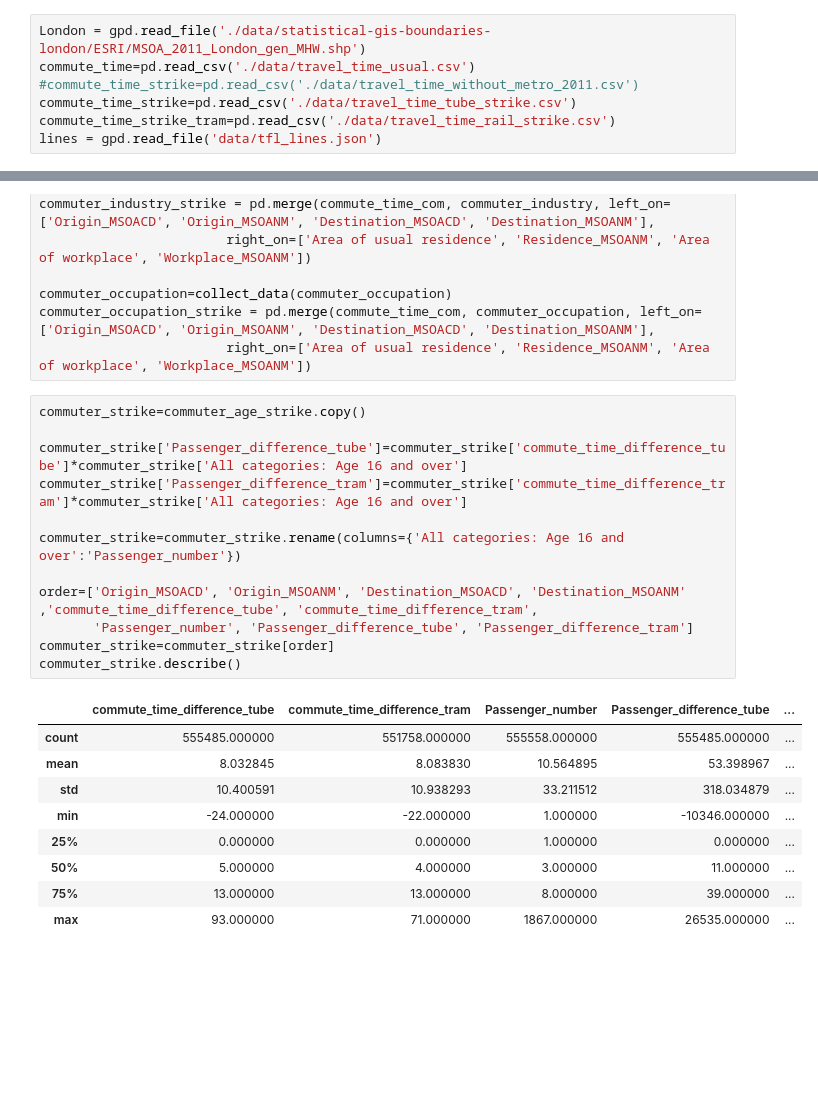
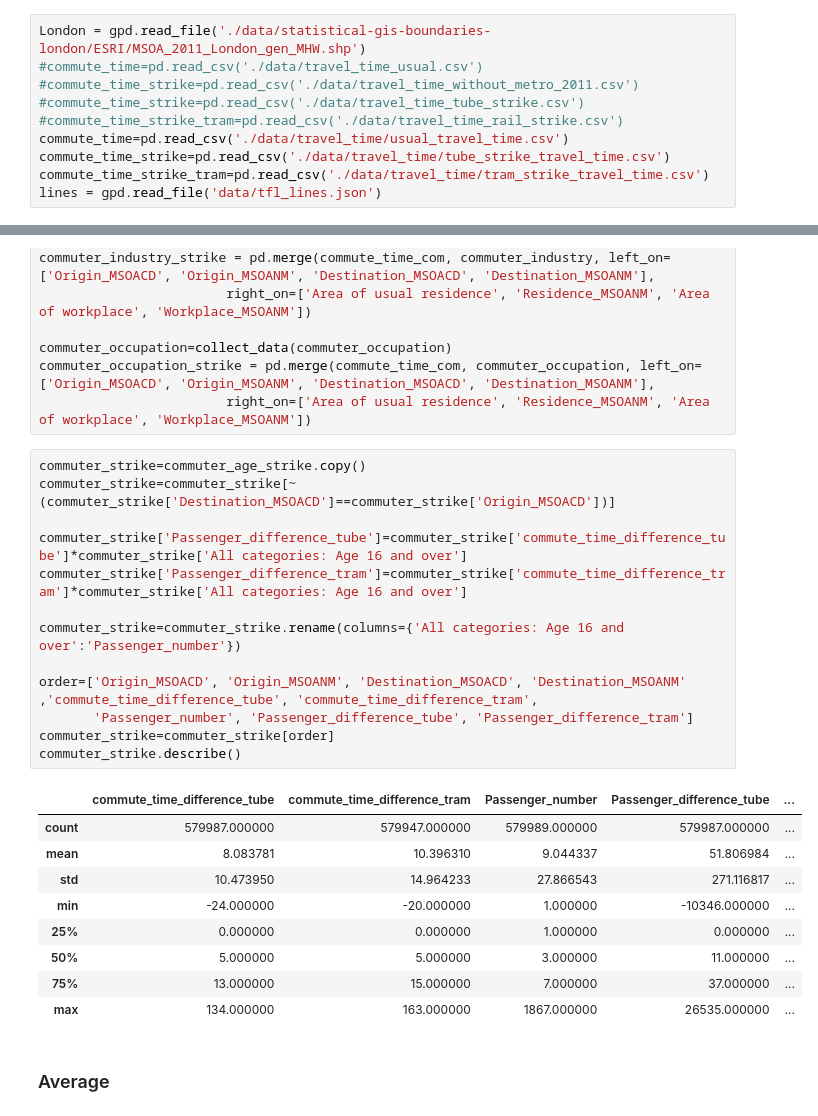
Before and after one commit to xinyi8888/CASA_dissertation, a Jupyter notebook: Draft.ipynb, the cells around one changed output, grey strips where cells are left out. Drawn from its saved outputs; the diff is of its cells as text; blank space fills up the shorter version.

```diff
--- a/Draft.ipynb
+++ b/Draft.ipynb
@@ -36,10 +38,13 @@ import networkx as nx
 https://tubecreature.com/#/map/current/same/U/940GZZLUGBY/FFTTTF/10.656624341094696/-0.2467/51.5403/
 # %%
 London = gpd.read_file('./data/statistical-gis-boundaries-london/ESRI/MSOA_2011_London_gen_MHW.shp')
-commute_time=pd.read_csv('./data/travel_time_usual.csv')
+#commute_time=pd.read_csv('./data/travel_time_usual.csv')
 #commute_time_strike=pd.read_csv('./data/travel_time_without_metro_2011.csv')
-commute_time_strike=pd.read_csv('./data/travel_time_tube_strike.csv')
-commute_time_strike_tram=pd.read_csv('./data/travel_time_rail_strike.csv')
+#commute_time_strike=pd.read_csv('./data/travel_time_tube_strike.csv')
+#commute_time_strike_tram=pd.read_csv('./data/travel_time_rail_strike.csv')
+commute_time=pd.read_csv('./data/travel_time/usual_travel_time.csv')
+commute_time_strike=pd.read_csv('./data/travel_time/tube_strike_travel_time.csv')
+commute_time_strike_tram=pd.read_csv('./data/travel_time/tram_strike_travel_time.csv')
 lines = gpd.read_file('data/tfl_lines.json')
 # %%
 commuter_age=pd.read_csv('./data/WU02UK_msoa_v2/wu02uk_msoa_v2.csv',
@@ -390,23 +405,26 @@ commuter_occupation_strike = pd.merge(commute_time_com, commuter_occupation, lef
                         right_on=['Area of usual residence', 'Residence_MSOANM', 'Area of workplace', 'Workplace_MSOANM'])
 # %%
 commuter_strike=commuter_age_strike.copy()
+commuter_strike=commuter_strike[~(commuter_strike['Destination_MSOACD']==commuter_strike['Origin_MSOACD'])]
 
 commuter_strike['Passenger_difference_tube']=commuter_strike['commute_time_difference_tube']*commuter_strike['All categories: Age 16 and over']
 commuter_strike['Passenger_difference_tram']=commuter_strike['commute_time_difference_tram']*commuter_strike['All categories: Age 16 and over']
 
 commuter_strike=commuter_strike.rename(columns={'All categories: Age 16 and over':'Passenger_number'})
 
 order=['Origin_MSOACD', 'Origin_MSOANM', 'Destination_MSOACD', 'Destination_MSOANM' ,'commute_time_difference_tube', 'commute_time_difference_tram',
        'Passenger_number', 'Passenger_difference_tube', 'Passenger_difference_tram']
 commuter_strike=commuter_strike[order]
 commuter_strike.describe()
 # %% [output]
 |  | commute_time_difference_tube | commute_time_difference_tram | Passenger_number | Passenger_difference_tube | ... |
-| count | 555485.000000 | 551758.000000 | 555558.000000 | 555485.000000 | ... |
-| mean | 8.032845 | 8.083830 | 10.564895 | 53.398967 | ... |
-| std | 10.400591 | 10.938293 | 33.211512 | 318.034879 | ... |
-| min | -24.000000 | -22.000000 | 1.000000 | -10346.000000 | ... |
+| count | 579987.000000 | 579947.000000 | 579989.000000 | 579987.000000 | ... |
+| mean | 8.083781 | 10.396310 | 9.044337 | 51.806984 | ... |
+| std | 10.473950 | 14.964233 | 27.866543 | 271.116817 | ... |
+| min | -24.000000 | -20.000000 | 1.000000 | -10346.000000 | ... |
 | 25% | 0.000000 | 0.000000 | 1.000000 | 0.000000 | ... |
-| 50% | 5.000000 | 4.000000 | 3.000000 | 11.000000 | ... |
-| 75% | 13.000000 | 13.000000 | 8.000000 | 39.000000 | ... |
-| max | 93.000000 | 71.000000 | 1867.000000 | 26535.000000 | ... |
+| 50% | 5.000000 | 5.000000 | 3.000000 | 11.000000 | ... |
+| 75% | 13.000000 | 15.000000 | 7.000000 | 37.000000 | ... |
+| max | 134.000000 | 163.000000 | 1867.000000 | 26535.000000 | ... |
+# %% [markdown]
+### Average
```
Also changed, not shown: parts of 35 cells of this notebook.
